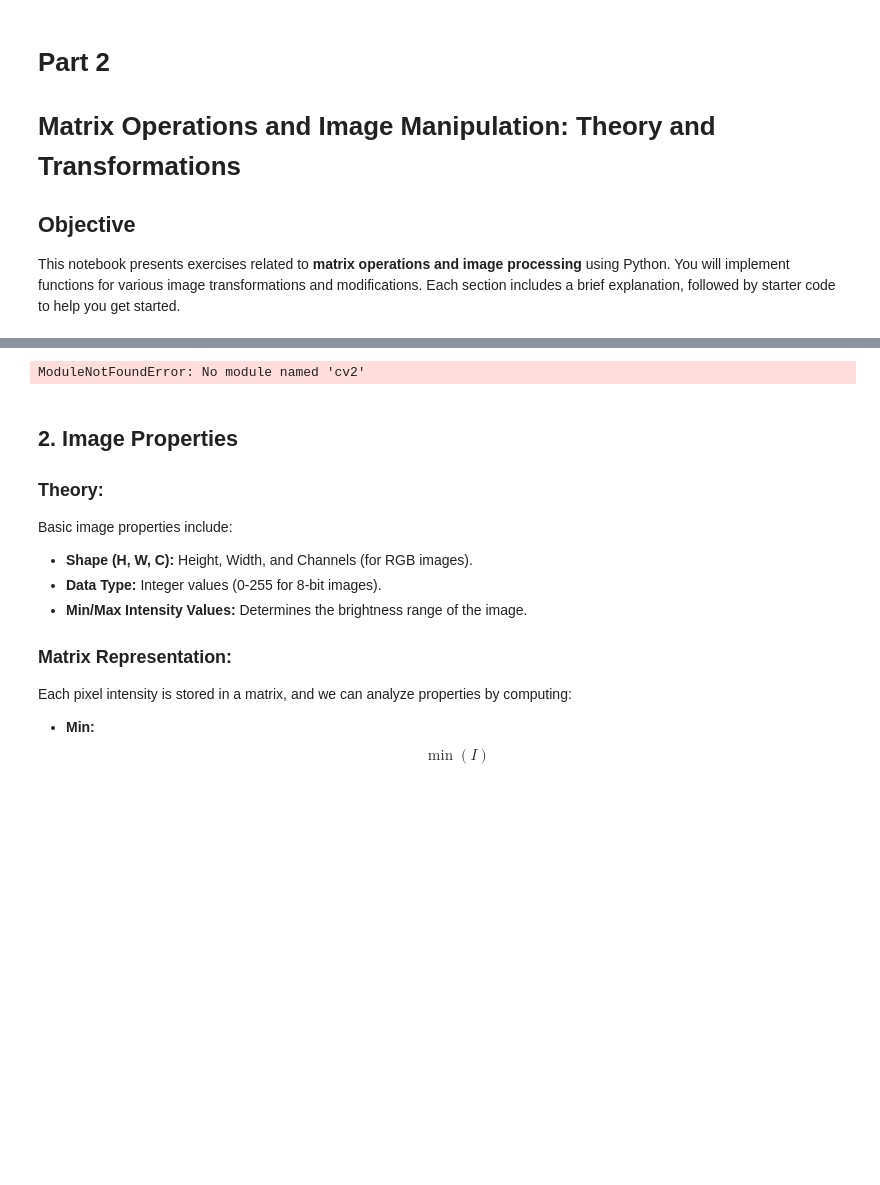
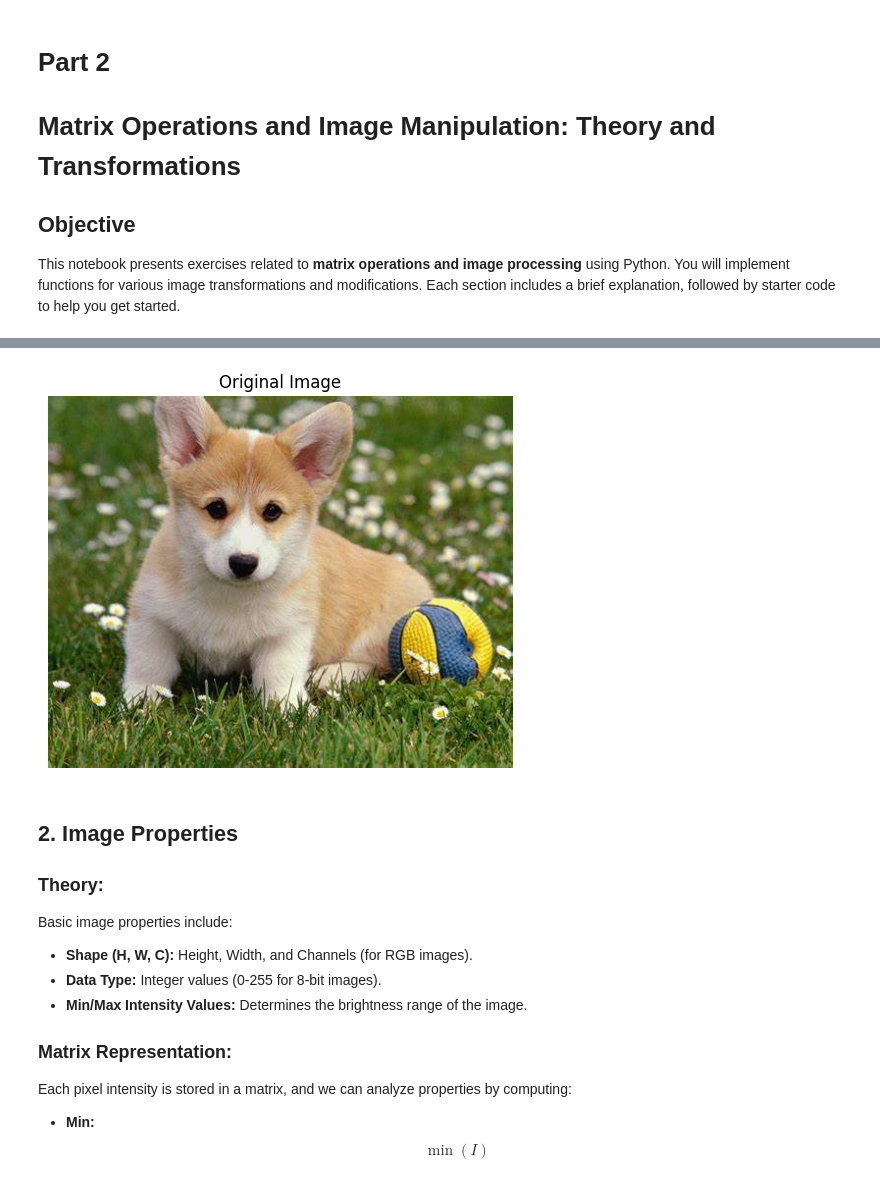
Before and after one commit to jaronbarrettCU/CSCI-2820-Group-Project, a Jupyter notebook: Computer_Graphics_Project (1).ipynb, the cells around one changed output, grey strips where cells are left out. Cells and saved outputs as stored; diff of their text form; code cells hidden in the pictures; blank space fills up the shorter version.

```diff
--- a/Computer_Graphics_Project (1).ipynb
+++ b/Computer_Graphics_Project (1).ipynb
@@ -1446,30 +1477,42 @@ ERROR: Invalid requirement: 'numpy,': Expected end or semicolon (after name and
 # %%
 import cv2
 import numpy as np
 import matplotlib.pyplot as plt
 
-def load_image(image_path, grayscale=True):
+def load_image(image_path, grayscale):
     """
     Load an image from the given path.
     - If grayscale=True, load as a grayscale image.
     - Otherwise, load in color.
     """
+
+    if grayscale:
+        img = cv2.imread(image_path, cv2.IMREAD_GRAYSCALE)
+    else:
+        img_bgr = cv2.imread(image_path, cv2.IMREAD_COLOR)
+        img = cv2.cvtColor(img_bgr, cv2.COLOR_BGR2RGB)
+
+    if img is None:
+        raise FileNotFoundError(f"Could not load image at {image_path!r}")
+
+    return img
+
     # Your code here
-    pass
+    #pass
 
 def show_image(img, title="Image"):
     plt.figure(figsize=(6,6))
     plt.imshow(img, cmap='gray')
     plt.title(title)
     plt.axis('off')
     plt.show()
 
 # Load and display the image
-image_path = 'your_image_path_here'  # Provide an image path
-img = load_image(image_path)
+image_path = '../CSCI-2820-Group-Project/Images/dog_image.jpg'  # Provide an image path
+img = load_image(image_path, grayscale=False)
 show_image(img, "Original Image")
 # %% [output]
-ModuleNotFoundError: No module named 'cv2'
+[figure, added]
 # %% [markdown]
 
 ## **2. Image Properties**
```
Also changed, not shown: parts of 5 cells of this notebook, 1 other file.
